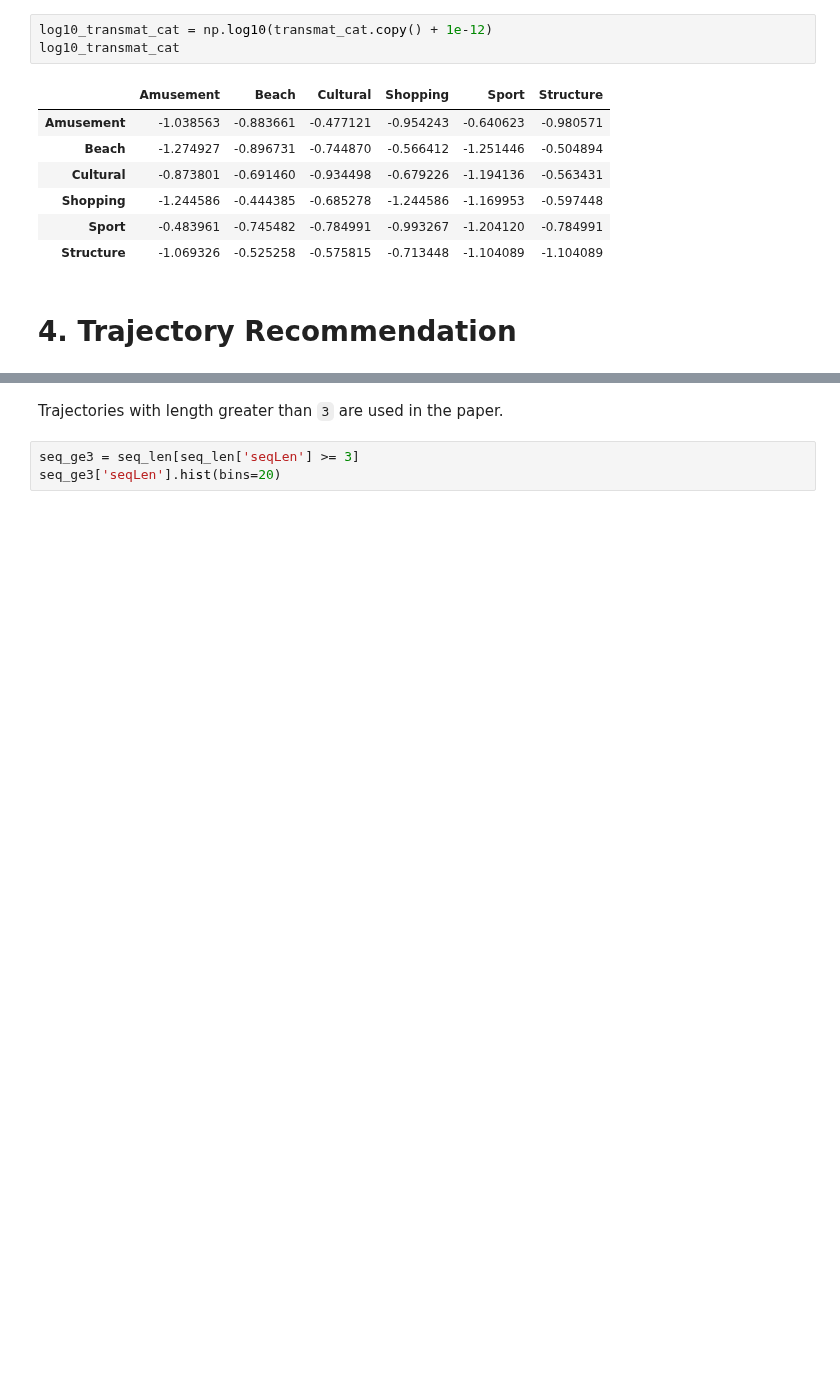
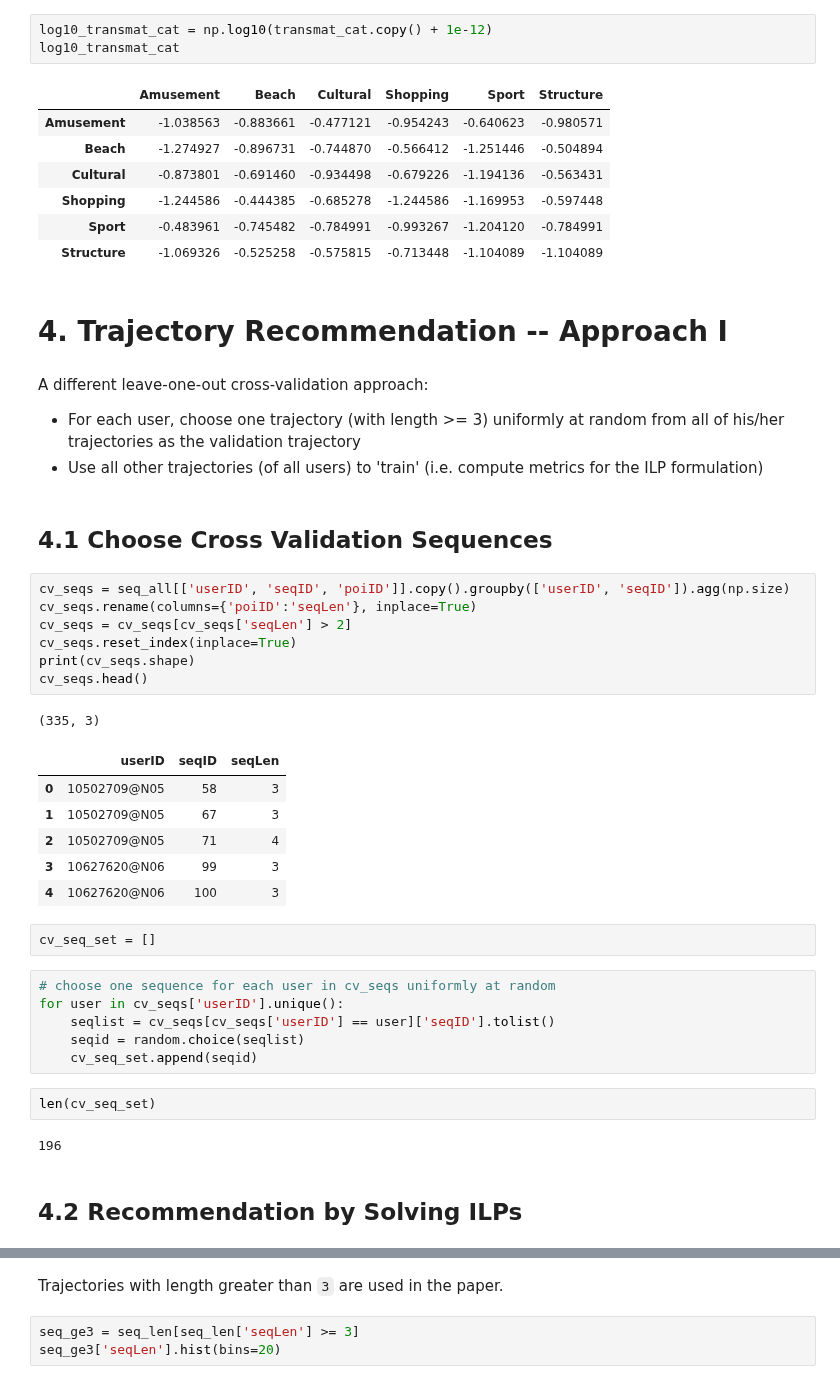
Before and after one commit to chengsoonong/digbeta, a Jupyter notebook: tour/ijcai15.ipynb, the cells around one changed output, grey strips where cells are left out. Cells and saved outputs as stored; diff of their text form; blank space fills up the shorter version.

Commit message:
add another recommendation experiment approach which should be what the authors did

```diff
--- a/tour/ijcai15.ipynb
+++ b/tour/ijcai15.ipynb
@@ -488,4 +487,40 @@ log10_transmat_cat
 | Sport | -0.483961 | -0.745482 | -0.784991 | -0.993267 | -1.204120 | -0.784991 |
 | Structure | -1.069326 | -0.525258 | -0.575815 | -0.713448 | -1.104089 | -1.104089 |
 # %% [markdown]
-# 4. Trajectory Recommendation
+# 4. Trajectory Recommendation -- Approach I
+# %% [markdown]
+A different leave-one-out cross-validation approach:
+  - For each user, choose one trajectory (with length >= 3) uniformly at random from all of his/her trajectories
+    as the validation trajectory
+  - Use all other trajectories (of all users) to 'train' (i.e. compute metrics for the ILP formulation)
+# %% [markdown]
+## 4.1 Choose Cross Validation Sequences
+# %%
+cv_seqs = seq_all[['userID', 'seqID', 'poiID']].copy().groupby(['userID', 'seqID']).agg(np.size)
+cv_seqs.rename(columns={'poiID':'seqLen'}, inplace=True)
+cv_seqs = cv_seqs[cv_seqs['seqLen'] > 2]
+cv_seqs.reset_index(inplace=True)
+print(cv_seqs.shape)
+cv_seqs.head()
+# %% [output]
+(335, 3)
+|  | userID | seqID | seqLen |
+| 0 | 10502709@N05 | 58 | 3 |
+| 1 | 10502709@N05 | 67 | 3 |
+| 2 | 10502709@N05 | 71 | 4 |
+| 3 | 10627620@N06 | 99 | 3 |
+| 4 | 10627620@N06 | 100 | 3 |
+# %%
+cv_seq_set = []
+# %%
+# choose one sequence for each user in cv_seqs uniformly at random
+for user in cv_seqs['userID'].unique():
+    seqlist = cv_seqs[cv_seqs['userID'] == user]['seqID'].tolist()
+    seqid = random.choice(seqlist)
+    cv_seq_set.append(seqid)
+# %%
+len(cv_seq_set)
+# %% [output]
+196
+# %% [markdown]
+## 4.2 Recommendation by Solving ILPs
```
Also changed, not shown: parts of 42 cells of this notebook.
